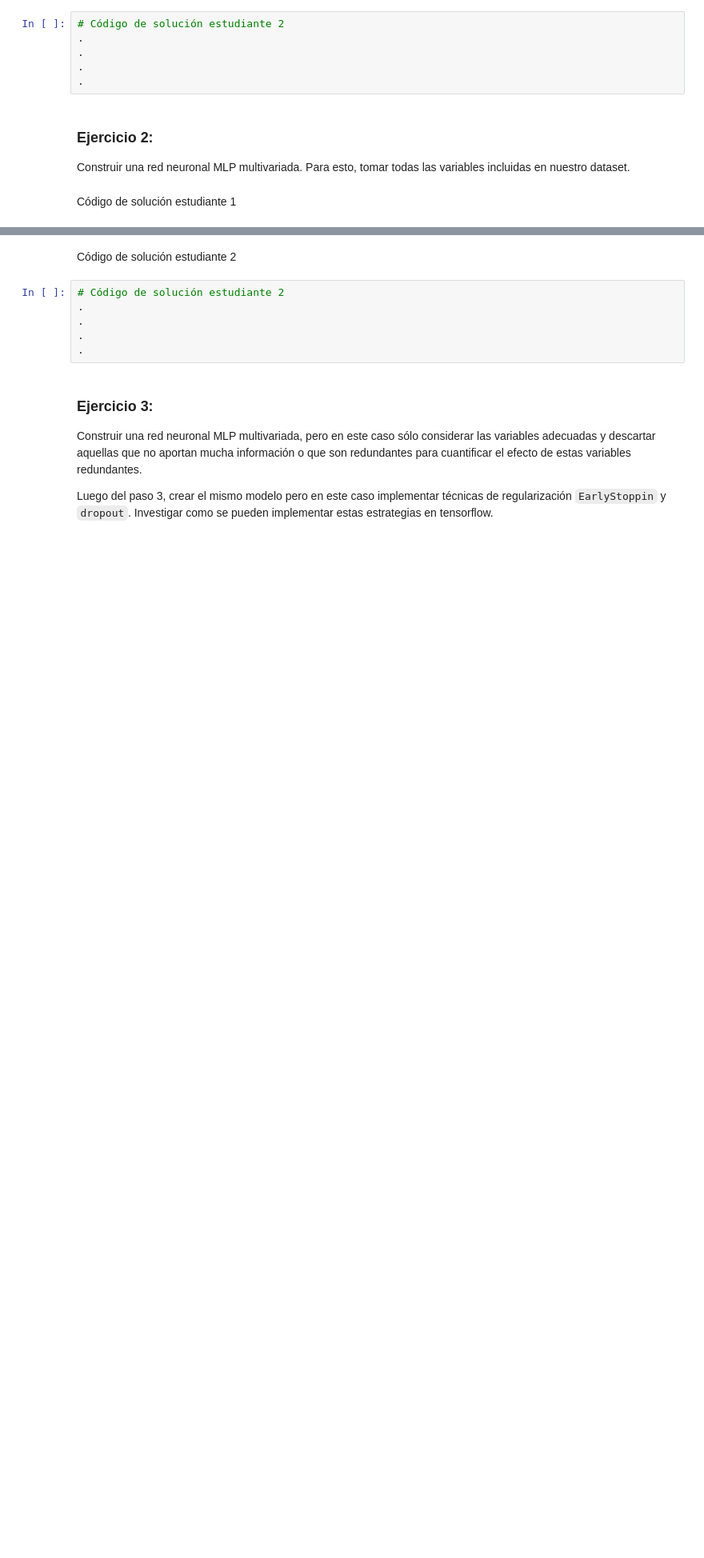
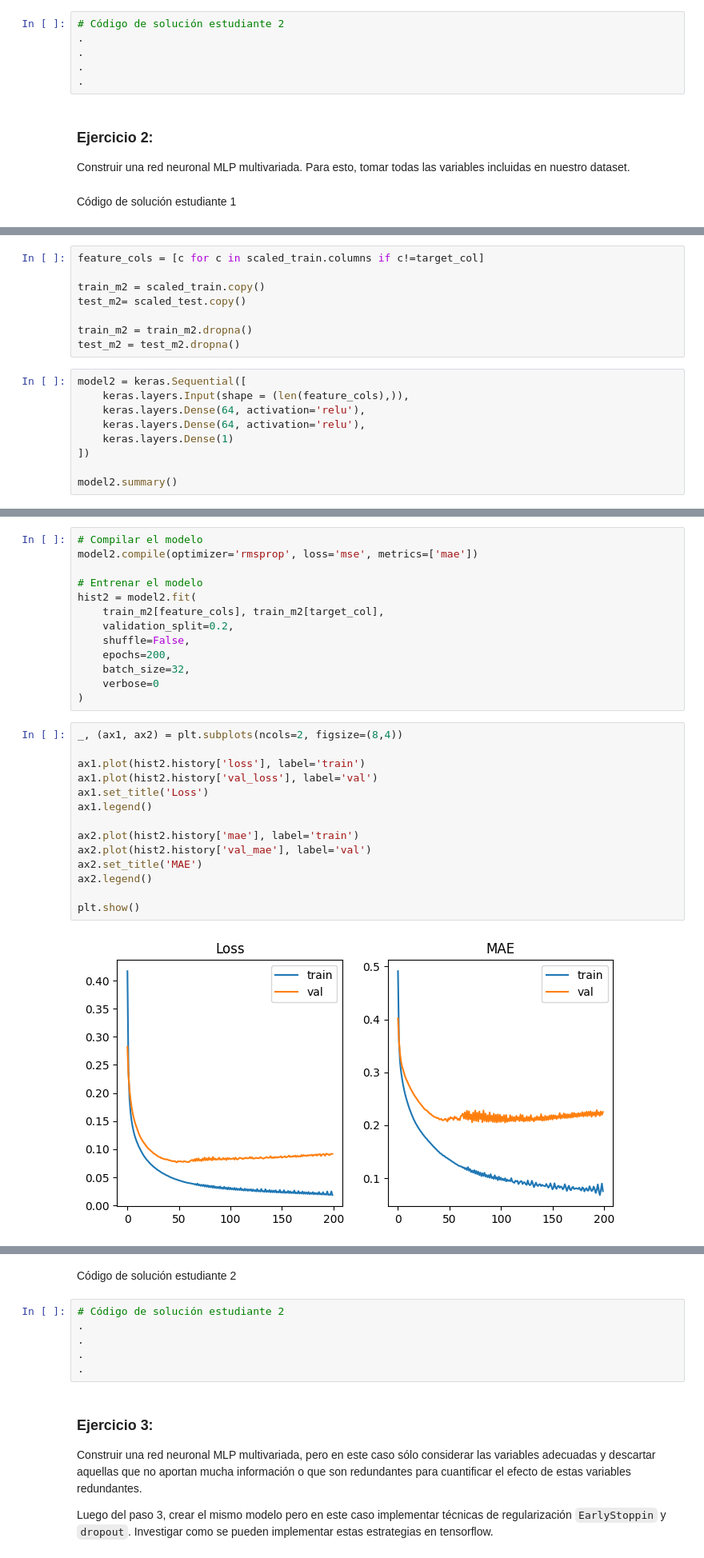
Before and after one commit to xagallegos/ProyectoConjunto_XGallegos_SDDue-as, a Jupyter notebook: Tarea4.ipynb, the cells around one changed output, grey strips where cells are left out. Shown at 80% size. Saved outputs shown, nothing was run; the diff lists cells and outputs as text; blank space fills up the shorter version.

```diff
--- a/Tarea4.ipynb
+++ b/Tarea4.ipynb
@@ -369,0 +364,17 @@ Código de solución estudiante 1
+# %%
+feature_cols = [c for c in scaled_train.columns if c!=target_col]
+
+train_m2 = scaled_train.copy()
+test_m2= scaled_test.copy()
+
+train_m2 = train_m2.dropna()
+test_m2 = test_m2.dropna()
+# %%
+model2 = keras.Sequential([
+    keras.layers.Input(shape = (len(feature_cols),)),
+    keras.layers.Dense(64, activation='relu'),
+    keras.layers.Dense(64, activation='relu'),
+    keras.layers.Dense(1)
+])
+
+model2.summary()
@@ -369,0 +397,29 @@ Código de solución estudiante 1
+# %%
+# Compilar el modelo
+model2.compile(optimizer='rmsprop', loss='mse', metrics=['mae'])
+
+# Entrenar el modelo
+hist2 = model2.fit(
+    train_m2[feature_cols], train_m2[target_col],
+    validation_split=0.2,
+    shuffle=False,
+    epochs=200,
+    batch_size=32,
+    verbose=0
+)
+# %%
+_, (ax1, ax2) = plt.subplots(ncols=2, figsize=(8,4))
+
+ax1.plot(hist2.history['loss'], label='train')
+ax1.plot(hist2.history['val_loss'], label='val')
+ax1.set_title('Loss')
+ax1.legend()
+
+ax2.plot(hist2.history['mae'], label='train')
+ax2.plot(hist2.history['val_mae'], label='val')
+ax2.set_title('MAE')
+ax2.legend()
+
+plt.show()
+# %% [output]
+[figure, added]
```
Also changed, not shown: parts of 5 cells of this notebook.
